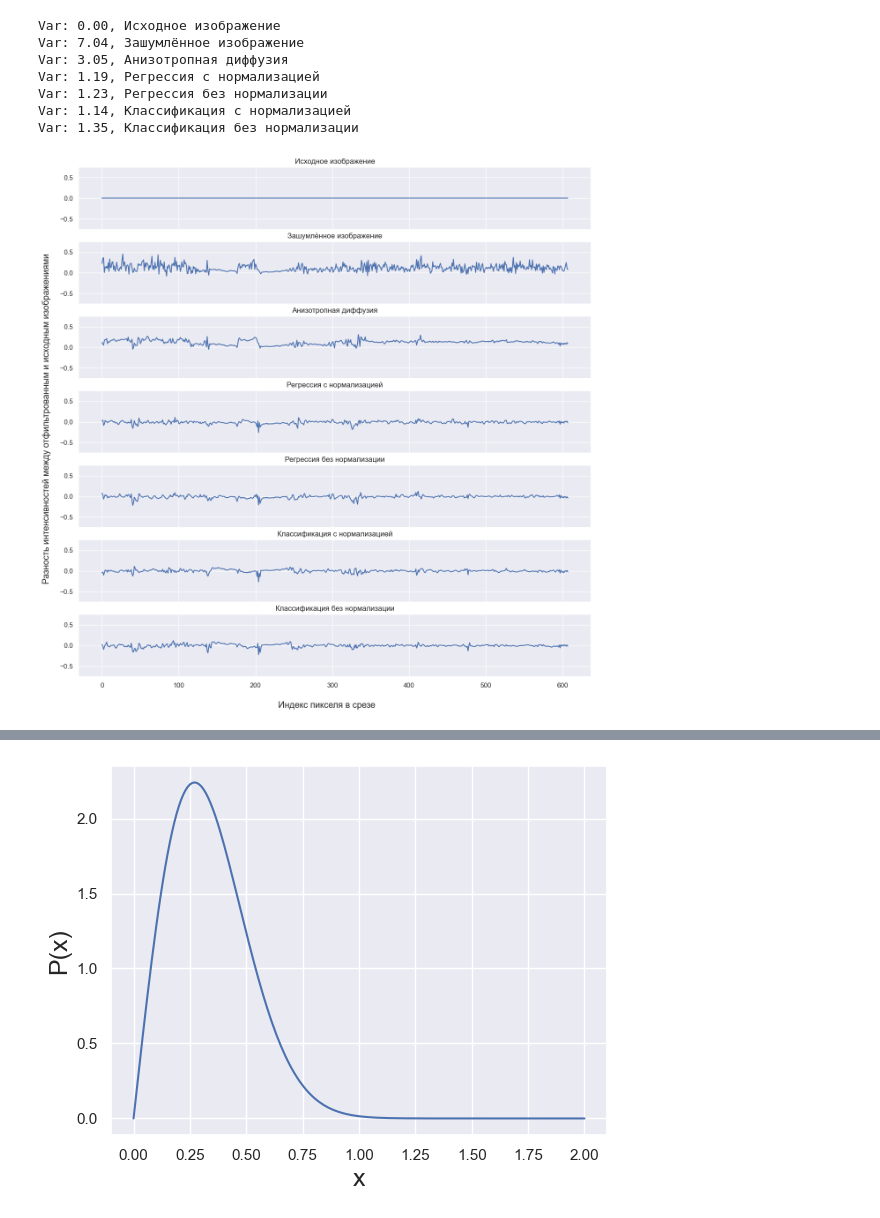
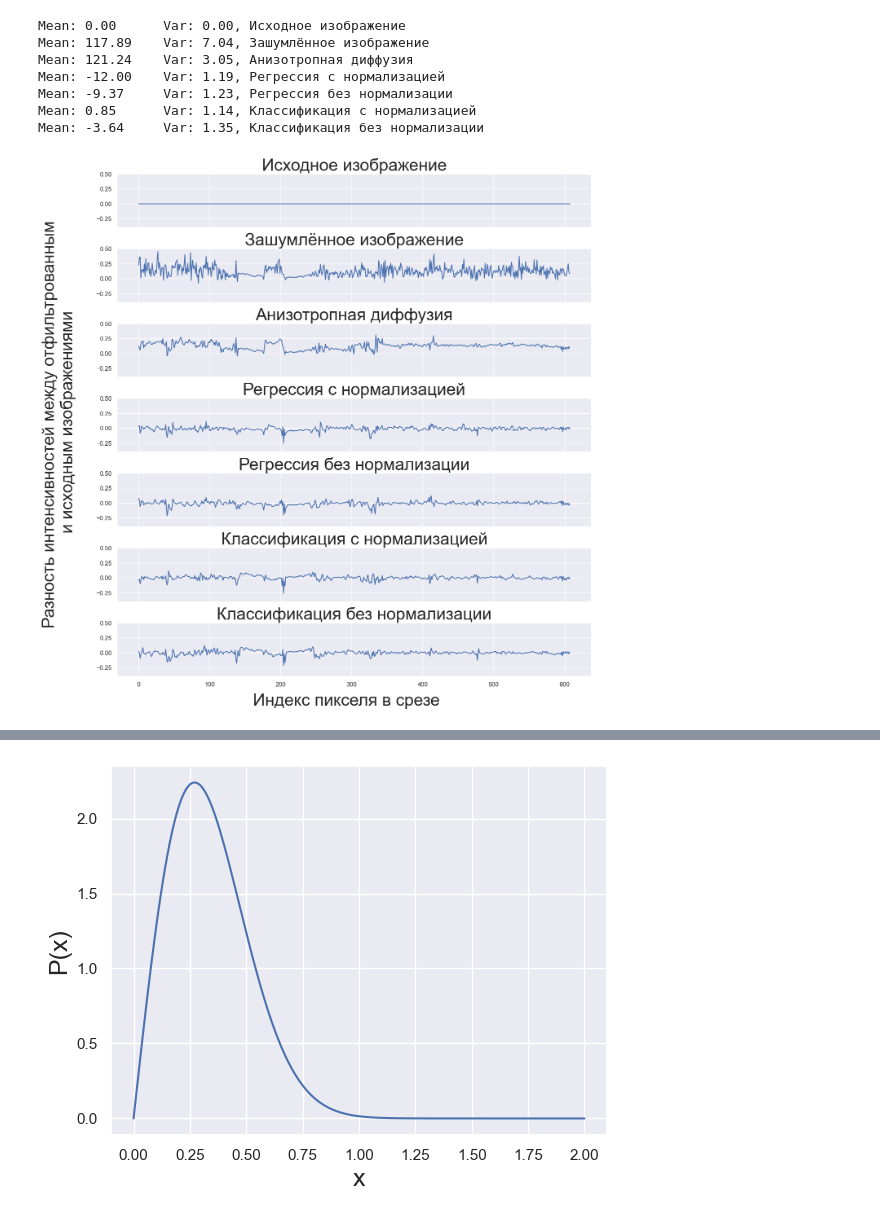
Before and after one commit to Felecort/NN_Filter_Radiolocation_Imgs, a Jupyter notebook: results/results_proc.ipynb, the cells around one changed output, grey strips where cells are left out. Cells and saved outputs as stored; diff of their text form; code cells hidden in the pictures.

```diff
--- a/results/results_proc.ipynb
+++ b/results/results_proc.ipynb
@@ -69,37 +72,38 @@ plot_slices(IMAGE_NAME, PATHS, SLICE_INDEX);
 # %%
-def plot_slices_subtrac_from_original(img_name: str, paths: OrderedDict, slice_idx=350, origin_name="Исходное изображение"):
+def plot_slices_subtrac_from_original(img_name: str, paths: OrderedDict, slice_idx=350, origin_name="Исходное изображение", title_fontsize=30, label_font_size=30):
 
     # Open image, convert to array, normalize
     images_list = [(np.array(Image.open(img / img_name)) / 255) for img in paths.values()]
 
     # Open original image and get its slice
     original_img_slice = np.array(Image.open(paths[origin_name] / img_name))[slice_idx] / 255
 
     # Get slice, shift for y by some value, transpose arr
     y_list = np.array([(img[slice_idx] - original_img_slice) for img in images_list])
+    fig, axs = plt.subplots(len(y_list), 1, sharex=True, figsize=(15, 16))
 
-    fig, axs = plt.subplots(len(y_list), 1, sharex=True, figsize=(15, 15))
+    plt.subplots_adjust(wspace=5, hspace=0.4)
     for ax, data, title in zip(axs, y_list, paths.keys()):
-        print(f"Var: {np.var(data) * 1000:.2f}, {title}")
-        # print(np.var(data) * 100, title)
+        print(f"Mean: {np.mean(data) * 1000:.2f}\tVar: {np.var(data) * 1000:.2f}, {title}")
         ax.plot(data)
-        ax.set_ylim(ymin=-0.75, ymax=0.75)
-        ax.set_title(title)
-    fig.supxlabel('Индекс пикселя в срезе', y=0.06)
-    fig.supylabel('Разность интенсивностей между отфильтрованным и исходным изображениями', x=0.07)
+        ax.set_ylim(ymin=-0.4, ymax=0.5)
+        ax.set_title(title, fontsize=title_fontsize, )
+    fig.supxlabel('Индекс пикселя в срезе', y=0.06, fontsize=label_font_size)
+    fig.supylabel('Разность интенсивностей между отфильтрованным \nи исходным изображениями', x=0.03, verticalalignment="center", horizontalalignment="center",  fontsize=label_font_size)
 
     plt.show()
+
+
+plot_slices_subtrac_from_original(IMAGE_NAME, PATHS, SLICE_INDEX, ORIGINAL_NAME, title_fontsize=30, label_font_size=30)
+# %% [output]
+Mean: 0.00      Var: 0.00, Исходное изображение
+Mean: 117.89    Var: 7.04, Зашумлённое изображение
+Mean: 121.24    Var: 3.05, Анизотропная диффузия
+Mean: -12.00    Var: 1.19, Регрессия с нормализацией
+Mean: -9.37     Var: 1.23, Регрессия без нормализации
+Mean: 0.85      Var: 1.14, Классификация с нормализацией
+Mean: -3.64     Var: 1.35, Классификация без нормализации
+[figure, added]
-# %%
-plot_slices_subtrac_from_original(IMAGE_NAME, PATHS, SLICE_INDEX, ORIGINAL_NAME)
-# %% [output]
-Var: 0.00, Исходное изображение
-Var: 7.04, Зашумлённое изображение
-Var: 3.05, Анизотропная диффузия
-Var: 1.19, Регрессия с нормализацией
-Var: 1.23, Регрессия без нормализации
-Var: 1.14, Классификация с нормализацией
-Var: 1.35, Классификация без нормализации
-[figure, removed]
 # %%
 def images_var(img_name: str, paths: OrderedDict, origin_name="Исходное изображение"):
 
```
Also changed, not shown: parts of 5 cells of this notebook.
